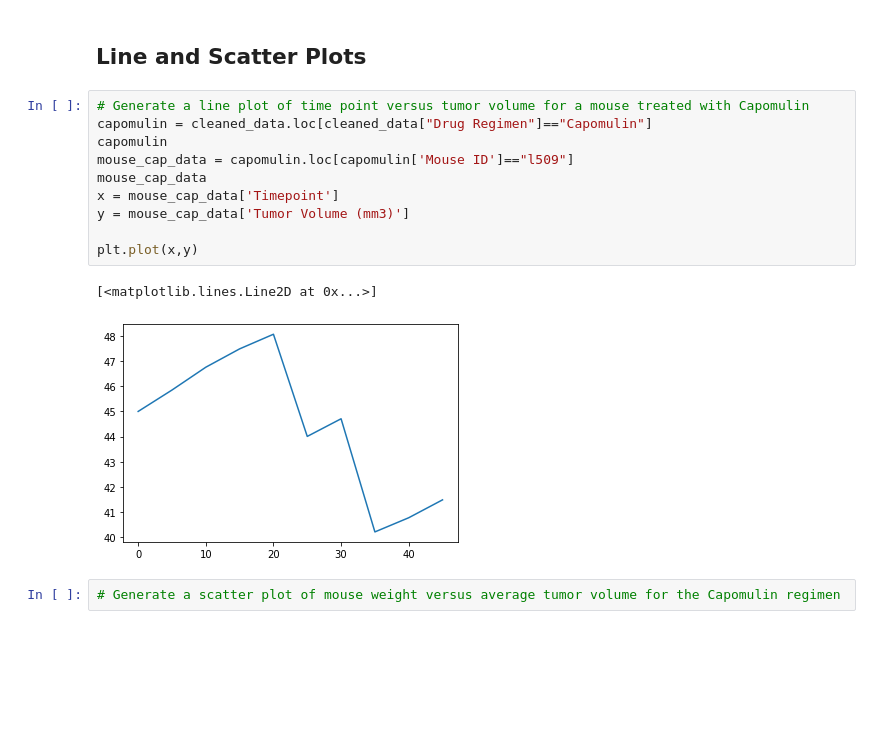
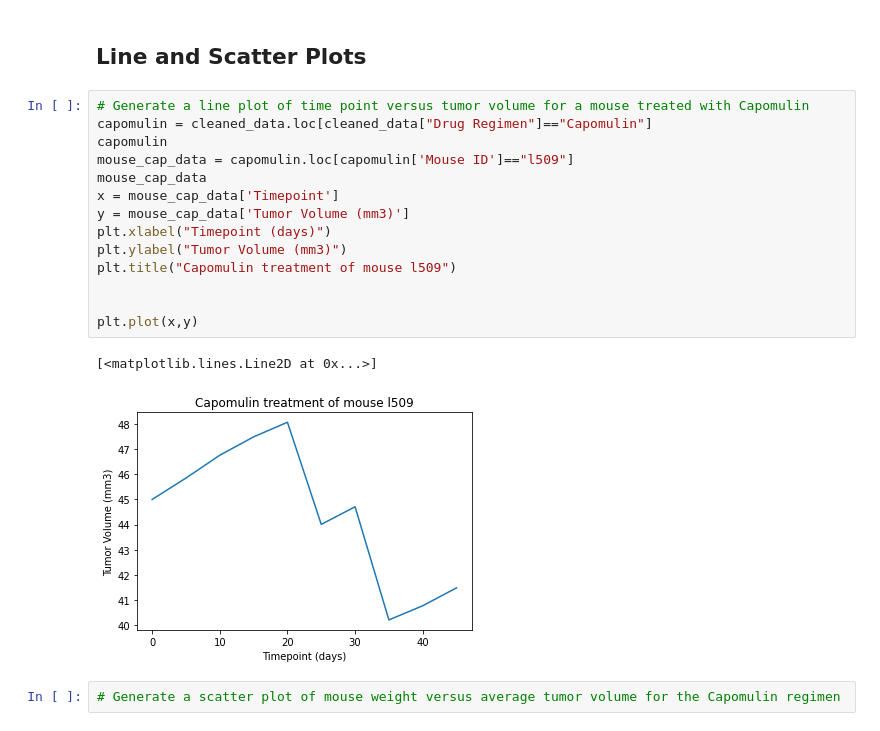
Before and after one commit to James-Ashley/matplotlib-challenge, a Jupyter notebook: Pymaceuticals/pymaceuticals_starter.ipynb, the cells around one changed output. Drawn from its saved outputs; the diff is of its cells as text; blank space fills up the shorter version.

Commit message:
added labels and title to line chart

```diff
--- a/Pymaceuticals/pymaceuticals_starter.ipynb
+++ b/Pymaceuticals/pymaceuticals_starter.ipynb
@@ -245,16 +245,20 @@ plt.show
 # %%
 # Generate a line plot of time point versus tumor volume for a mouse treated with Capomulin
 capomulin = cleaned_data.loc[cleaned_data["Drug Regimen"]=="Capomulin"]
 capomulin
 mouse_cap_data = capomulin.loc[capomulin['Mouse ID']=="l509"]
 mouse_cap_data
 x = mouse_cap_data['Timepoint']
 y = mouse_cap_data['Tumor Volume (mm3)']
+plt.xlabel("Timepoint (days)")
+plt.ylabel("Tumor Volume (mm3)")
+plt.title("Capomulin treatment of mouse l509")
+
 
 plt.plot(x,y)
 # %% [output]
 [<matplotlib.lines.Line2D at 0x...>]
-[figure, old version]
+[figure, new version]
 # %%
 # Generate a scatter plot of mouse weight versus average tumor volume for the Capomulin regimen
 # %% [markdown]
```
Also changed, not shown: parts of 1 cell of this notebook.
